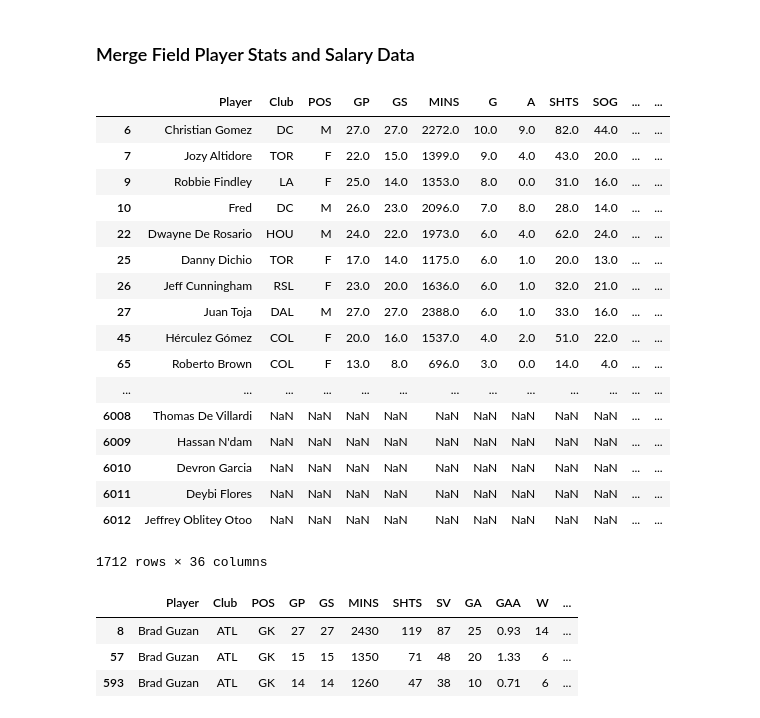
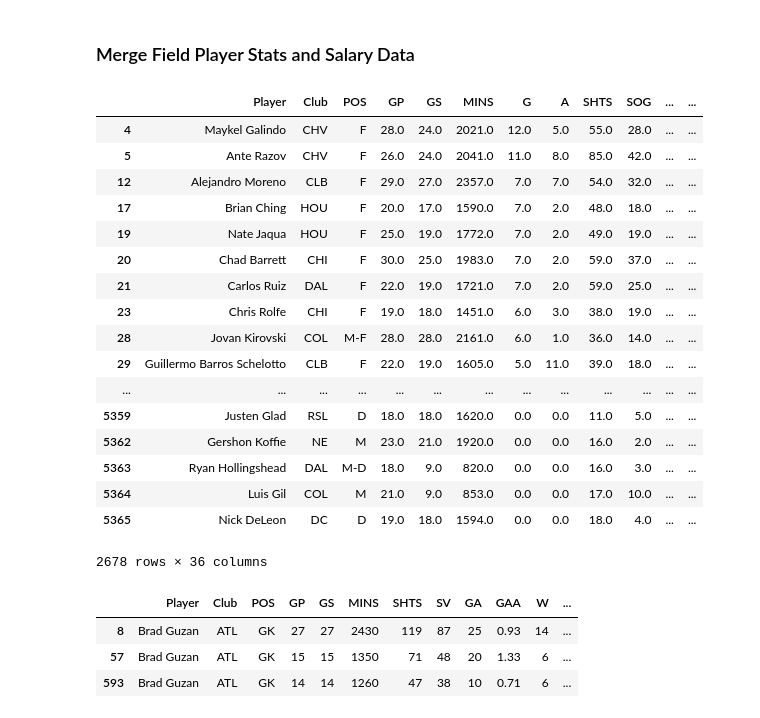
Before and after one commit to cneiderer/Class_Projects, a Jupyter notebook: Project_2/LinkingStats.ipynb, the cells around one changed output. Cells and saved outputs as stored; diff of their text form; code cells hidden in the pictures.

Commit message:
changed code to average salary for each year that had multiple data releases; also playing with multi-index as well as name matching

```diff
--- a/Project_2/LinkingStats.ipynb
+++ b/Project_2/LinkingStats.ipynb
@@ -145,5 +144,4 @@ salary_df['Guaranteed Compensation'] = salary_df['Guaranteed Compensation'].map(
 # salary_df['Base Salary'] = salary_df['Base Salary'].replace('[\$,]', '', regex=True).astype(float)
 # salary_df['Guaranteed Compensation'] = salary_df['Guaranteed Compensation'].replace('[\$,]', '', regex=True).astype(float)
 # %%
-tmp = salary_df.groupby(['Year', 'Club', 'Player'], as_index=False).mean()
-tmp
+salary_df = salary_df.groupby(['Year', 'Club', 'Last Name', 'First Name', 'Player', 'POS'], as_index=False).mean()
@@ -179,40 +148,36 @@ def subset_latest(salary_df):
-# %%
-salary_df = subset_latest(salary_df)
 # %% [markdown]
 ### Split Salary Data into Field Players and Goalkeepers
 # %%
-gk_idx = salary_df['POS'] == 'GK'
-
+gk_idx = (salary_df['POS'] == 'GK')
 fp_salary_df = salary_df[~gk_idx]
 gk_salary_df = salary_df[gk_idx]
 # %% [markdown]
 ### Merge Field Player Stats and Salary Data
 # %%
 fp_combo_df = pd.merge(fp_df, fp_salary_df, how='outer',
-                       left_on=['Year', 'Player'],
-                       right_on=['Year', 'Player'],
+                       on=['Year', 'Player', 'Club'],
                        suffixes=['', '_Dup'])
 # %%
-fp_combo_df[fp_combo_df.isnull().any(axis=1)]
+fp_combo_df[~fp_combo_df.isnull().any(axis=1)]
 # %% [output]
 |  | Player | Club | POS | GP | GS | MINS | G | A | SHTS | SOG | ... | ... |
-| 6 | Christian Gomez | DC | M | 27.0 | 27.0 | 2272.0 | 10.0 | 9.0 | 82.0 | 44.0 | ... | ... |
-| 7 | Jozy Altidore | TOR | F | 22.0 | 15.0 | 1399.0 | 9.0 | 4.0 | 43.0 | 20.0 | ... | ... |
-| 9 | Robbie Findley | LA | F | 25.0 | 14.0 | 1353.0 | 8.0 | 0.0 | 31.0 | 16.0 | ... | ... |
-| 10 | Fred | DC | M | 26.0 | 23.0 | 2096.0 | 7.0 | 8.0 | 28.0 | 14.0 | ... | ... |
-| 22 | Dwayne De Rosario | HOU | M | 24.0 | 22.0 | 1973.0 | 6.0 | 4.0 | 62.0 | 24.0 | ... | ... |
-| 25 | Danny Dichio | TOR | F | 17.0 | 14.0 | 1175.0 | 6.0 | 1.0 | 20.0 | 13.0 | ... | ... |
-| 26 | Jeff Cunningham | RSL | F | 23.0 | 20.0 | 1636.0 | 6.0 | 1.0 | 32.0 | 21.0 | ... | ... |
-| 27 | Juan Toja | DAL | M | 27.0 | 27.0 | 2388.0 | 6.0 | 1.0 | 33.0 | 16.0 | ... | ... |
-| 45 | Hérculez Gómez | COL | F | 20.0 | 16.0 | 1537.0 | 4.0 | 2.0 | 51.0 | 22.0 | ... | ... |
-| 65 | Roberto Brown | COL | F | 13.0 | 8.0 | 696.0 | 3.0 | 0.0 | 14.0 | 4.0 | ... | ... |
+| 4 | Maykel Galindo | CHV | F | 28.0 | 24.0 | 2021.0 | 12.0 | 5.0 | 55.0 | 28.0 | ... | ... |
+| 5 | Ante Razov | CHV | F | 26.0 | 24.0 | 2041.0 | 11.0 | 8.0 | 85.0 | 42.0 | ... | ... |
+| 12 | Alejandro Moreno | CLB | F | 29.0 | 27.0 | 2357.0 | 7.0 | 7.0 | 54.0 | 32.0 | ... | ... |
+| 17 | Brian Ching | HOU | F | 20.0 | 17.0 | 1590.0 | 7.0 | 2.0 | 48.0 | 18.0 | ... | ... |
+| 19 | Nate Jaqua | HOU | F | 25.0 | 19.0 | 1772.0 | 7.0 | 2.0 | 49.0 | 19.0 | ... | ... |
+| 20 | Chad Barrett | CHI | F | 30.0 | 25.0 | 1983.0 | 7.0 | 2.0 | 59.0 | 37.0 | ... | ... |
+| 21 | Carlos Ruiz | DAL | F | 22.0 | 19.0 | 1721.0 | 7.0 | 2.0 | 59.0 | 25.0 | ... | ... |
+| 23 | Chris Rolfe | CHI | F | 19.0 | 18.0 | 1451.0 | 6.0 | 3.0 | 38.0 | 19.0 | ... | ... |
+| 28 | Jovan Kirovski | COL | M-F | 28.0 | 28.0 | 2161.0 | 6.0 | 1.0 | 36.0 | 14.0 | ... | ... |
+| 29 | Guillermo Barros Schelotto | CLB | F | 22.0 | 19.0 | 1605.0 | 5.0 | 11.0 | 39.0 | 18.0 | ... | ... |
 | ... | ... | ... | ... | ... | ... | ... | ... | ... | ... | ... | ... | ... |
-| 6008 | Thomas De Villardi | NaN | NaN | NaN | NaN | NaN | NaN | NaN | NaN | NaN | ... | ... |
-| 6009 | Hassan N'dam | NaN | NaN | NaN | NaN | NaN | NaN | NaN | NaN | NaN | ... | ... |
-| 6010 | Devron Garcia | NaN | NaN | NaN | NaN | NaN | NaN | NaN | NaN | NaN | ... | ... |
-| 6011 | Deybi Flores | NaN | NaN | NaN | NaN | NaN | NaN | NaN | NaN | NaN | ... | ... |
-| 6012 | Jeffrey Oblitey Otoo | NaN | NaN | NaN | NaN | NaN | NaN | NaN | NaN | NaN | ... | ... |
+| 5359 | Justen Glad | RSL | D | 18.0 | 18.0 | 1620.0 | 0.0 | 0.0 | 11.0 | 5.0 | ... | ... |
+| 5362 | Gershon Koffie | NE | M | 23.0 | 21.0 | 1920.0 | 0.0 | 0.0 | 16.0 | 2.0 | ... | ... |
+| 5363 | Ryan Hollingshead | DAL | M-D | 18.0 | 9.0 | 820.0 | 0.0 | 0.0 | 16.0 | 3.0 | ... | ... |
+| 5364 | Luis Gil | COL | M | 21.0 | 9.0 | 853.0 | 0.0 | 0.0 | 17.0 | 10.0 | ... | ... |
+| 5365 | Nick DeLeon | DC | D | 19.0 | 18.0 | 1594.0 | 0.0 | 0.0 | 18.0 | 4.0 | ... | ... |
-1712 rows × 36 columns
+2678 rows × 36 columns
 # %%
 fp_combo_df.to_csv('fp_combo2.csv')
 # %%
```
Also changed, not shown: parts of 26 cells of this notebook.
